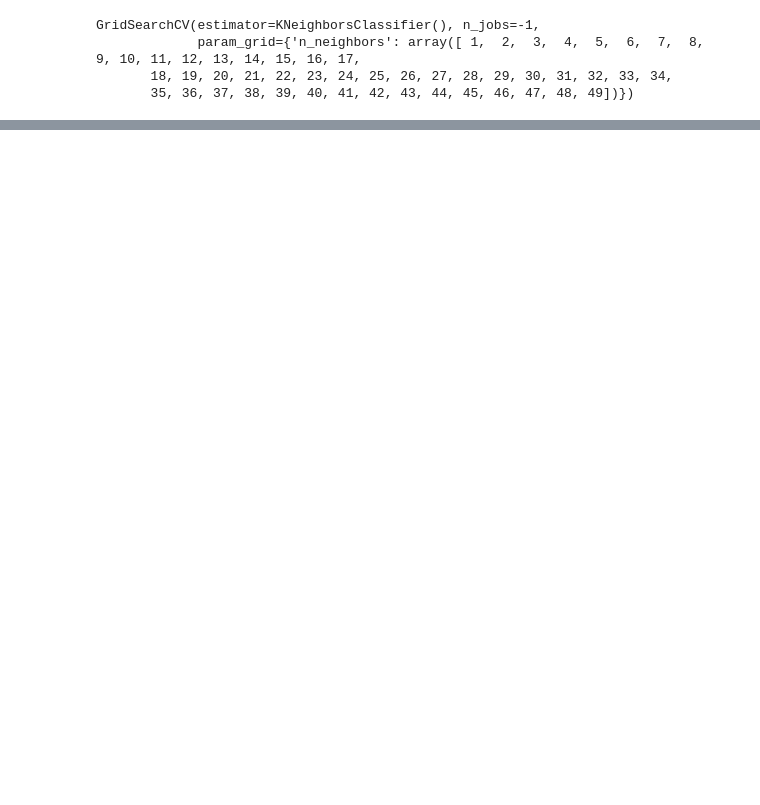
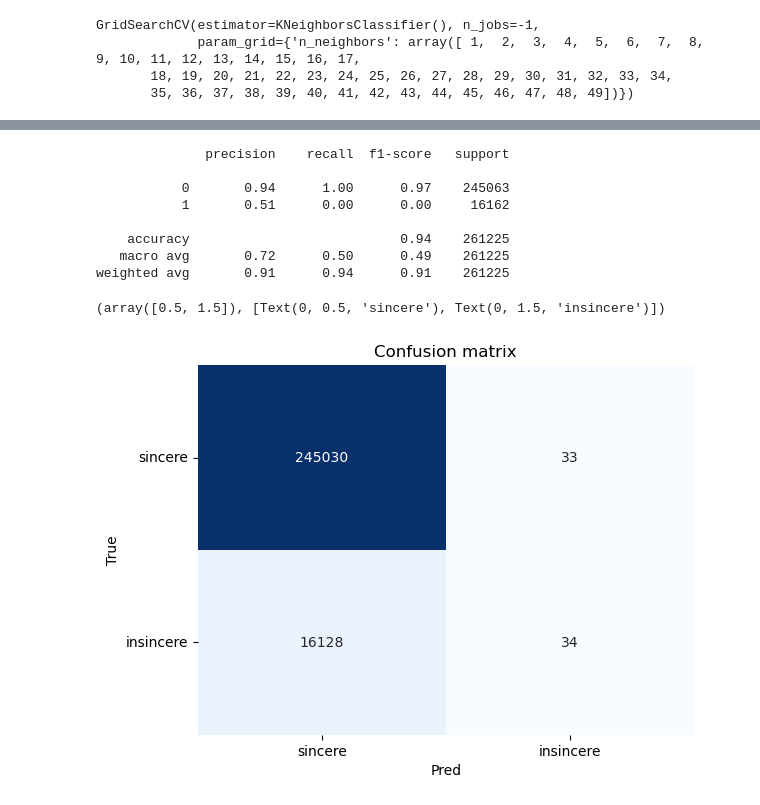
Before and after one commit to rhit-joensbj/quora-ml-project, a Jupyter notebook: KNN.ipynb, the cells around one changed output, grey strips where cells are left out. Cells and saved outputs as stored; diff of their text form; code cells hidden in the pictures; blank space fills up the shorter version.

```diff
--- a/KNN.ipynb
+++ b/KNN.ipynb
@@ -186,0 +165,23 @@ predict(knn, X_sample, y_sample, X_test, y_test)
+# %%
+knn = KNeighborsClassifier()
+knn.fit(X_sample, y_sample)
+pred = knn.predict(X_test)
+print(classification_report(y_test, pred))
+cm = confusion_matrix(y_test, pred)
+fig, ax = plt.subplots()
+sns.heatmap(cm, annot=True, fmt='d', ax=ax, cmap=plt.cm.Blues,
+            cbar=False)
+ax.set(xlabel="Pred", ylabel="True", xticklabels=['sincere','insincere'],
+       yticklabels=['sincere','insincere'], title="Confusion matrix")
+plt.yticks(rotation=0)
+# %% [output]
+              precision    recall  f1-score   support
+
+           0       0.94      1.00      0.97    245063
+           1       0.51      0.00      0.00     16162
+
+    accuracy                           0.94    261225
+   macro avg       0.72      0.50      0.49    261225
+weighted avg       0.91      0.94      0.91    261225
+(array([0.5, 1.5]), [Text(0, 0.5, 'sincere'), Text(0, 1.5, 'insincere')])
+[figure, added]
```
Also changed, not shown: parts of 25 cells of this notebook.
